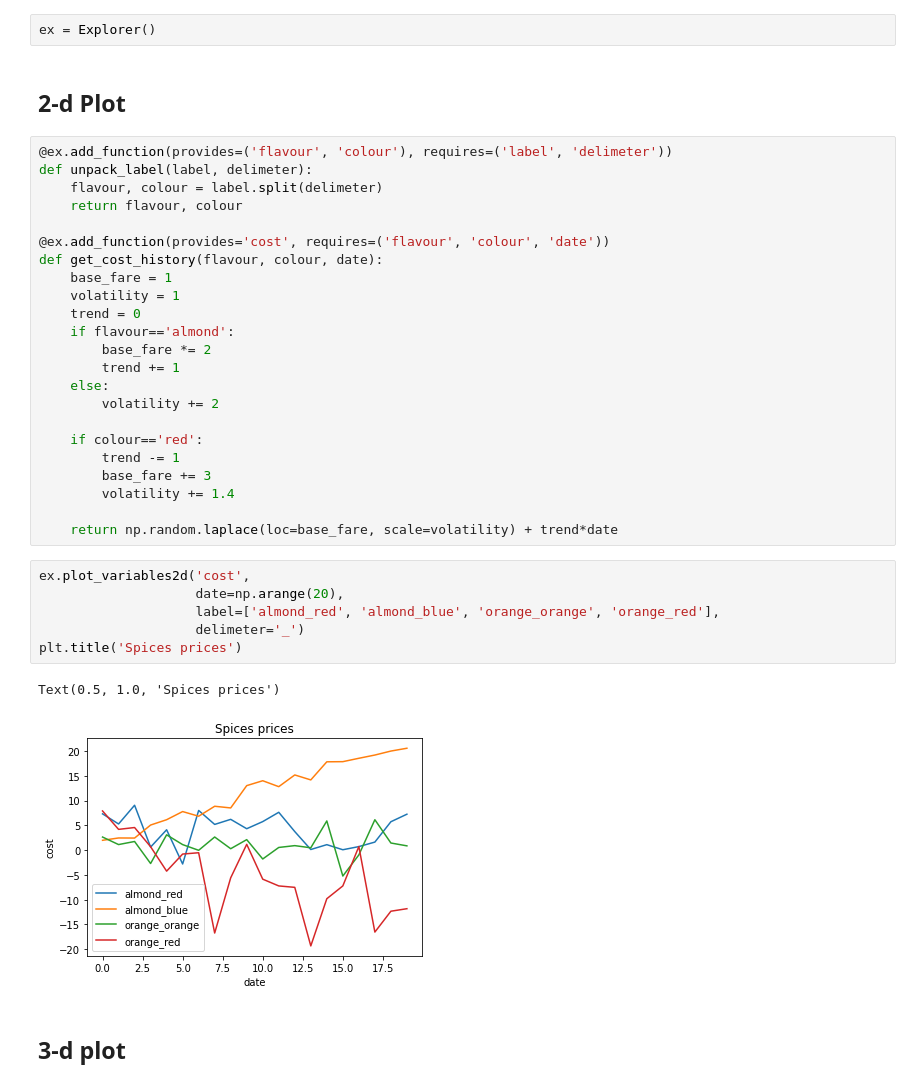
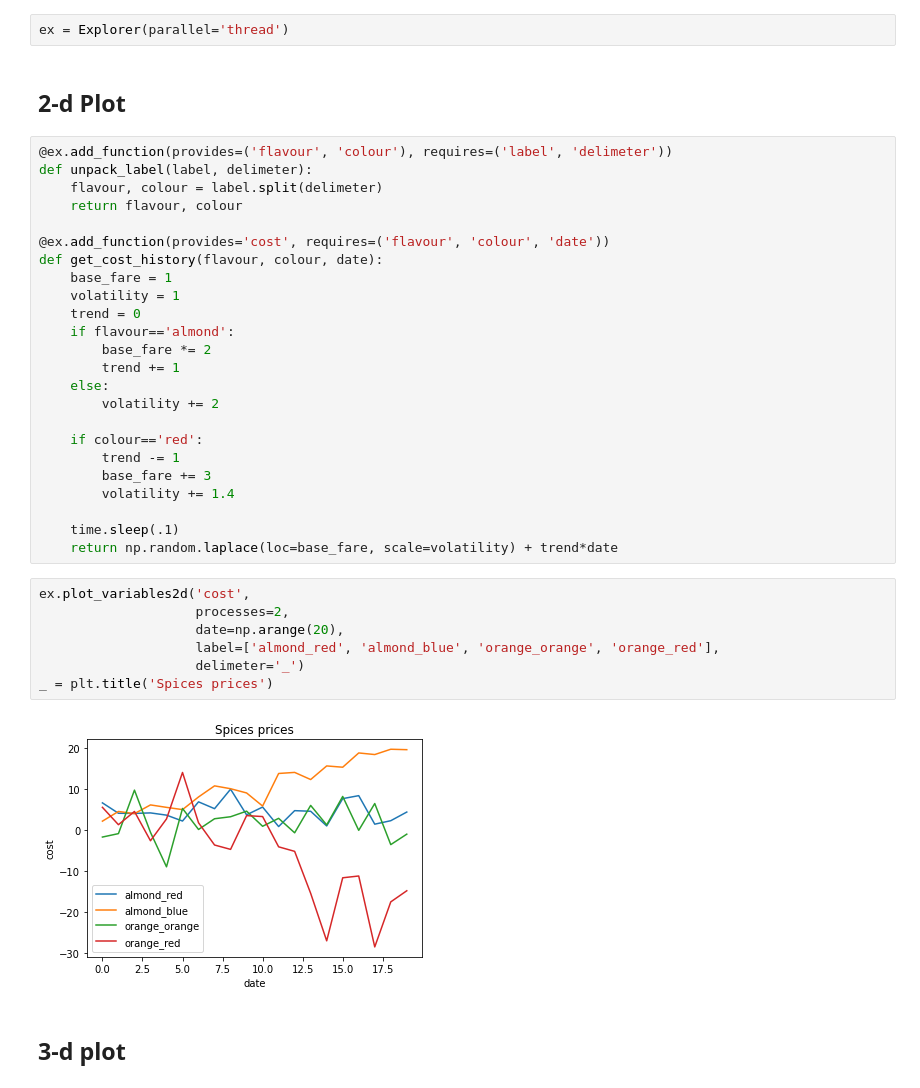
Before and after one commit to danlkv/cartesian-explorer, a Jupyter notebook: examples/Example usage.ipynb, the cells around one changed output. Cells and saved outputs as stored; diff of their text form.

```diff
--- a/examples/Example usage.ipynb
+++ b/examples/Example usage.ipynb
@@ -11,5 +15,5 @@ from cartesian_explorer import Explorer
 # %%
-ex = Explorer()
+ex = Explorer(parallel='thread')
 # %% [markdown]
 ## 2-d Plot
 # %%
@@ -34,16 +38,17 @@ def get_cost_history(flavour, colour, date):
         base_fare += 3
         volatility += 1.4
 
+    time.sleep(.1)
     return np.random.laplace(loc=base_fare, scale=volatility) + trend*date
 # %%
 ex.plot_variables2d('cost',
+                    processes=2,
                     date=np.arange(20),
                     label=['almond_red', 'almond_blue', 'orange_orange', 'orange_red'],
                     delimeter='_')
-plt.title('Spices prices')
+_ = plt.title('Spices prices')
 # %% [output]
-Text(0.5, 1.0, 'Spices prices')
-[figure, old version]
+[figure, new version]
 # %% [markdown]
 ## 3-d plot
 # %%
```
Also changed, not shown: parts of 1 cell of this notebook, 3 other files.
